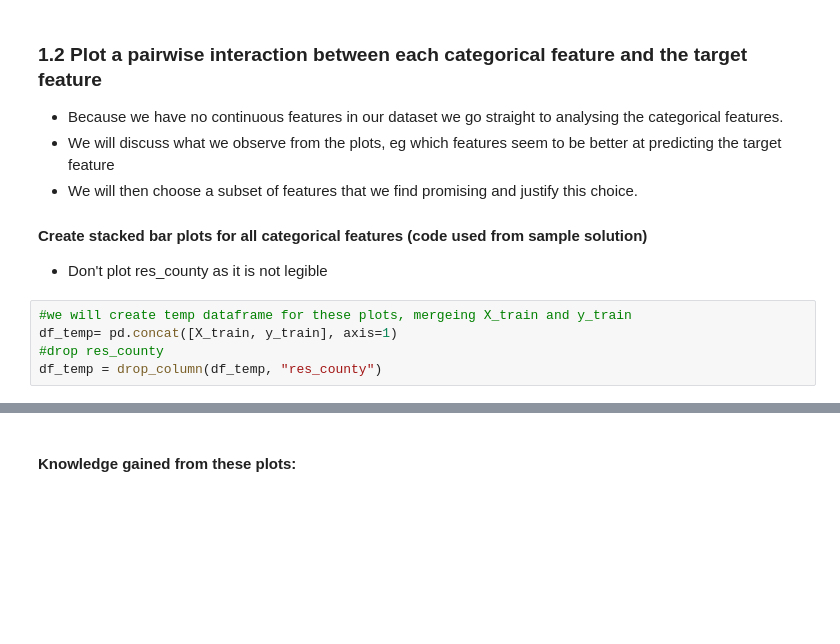
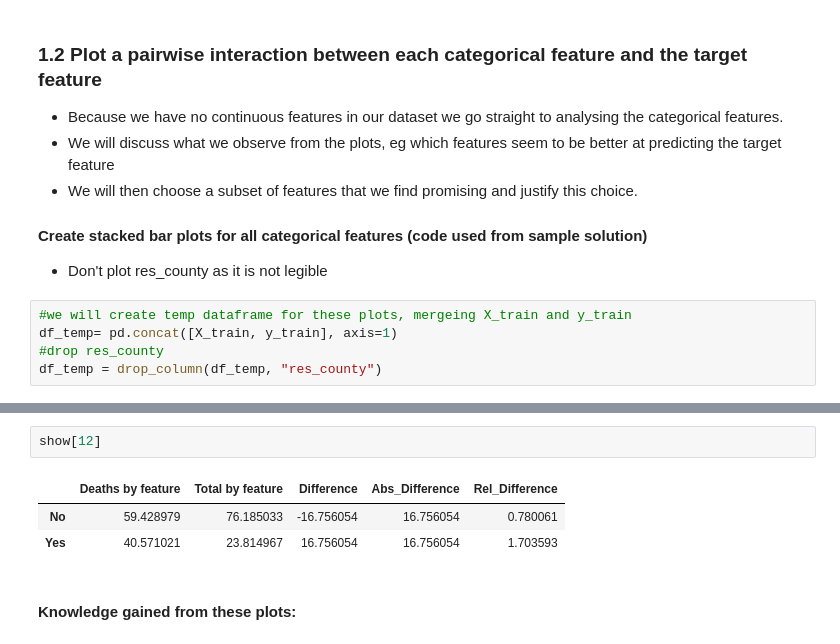
Before and after one commit to keyinb/data-analytics, a Jupyter notebook: 2022-Homework2-Notebook.ipynb, the cells around one changed output, grey strips where cells are left out. Cells and saved outputs as stored; diff of their text form; blank space fills up the shorter version.

```diff
--- a/2022-Homework2-Notebook.ipynb
+++ b/2022-Homework2-Notebook.ipynb
@@ -497,2 +527,8 @@ ValueError: Grouper for 'death_yn' not 1-dimensional
+# %%
+show[12]
+# %% [output]
+|  | Deaths by feature | Total by feature | Difference | Abs_Difference | Rel_Difference |
+| No | 59.428979 | 76.185033 | -16.756054 | 16.756054 | 0.780061 |
+| Yes | 40.571021 | 23.814967 | 16.756054 | 16.756054 | 1.703593 |
 # %% [markdown]
 #### Knowledge gained from these plots:
```
Also changed, not shown: parts of 6 cells of this notebook.
